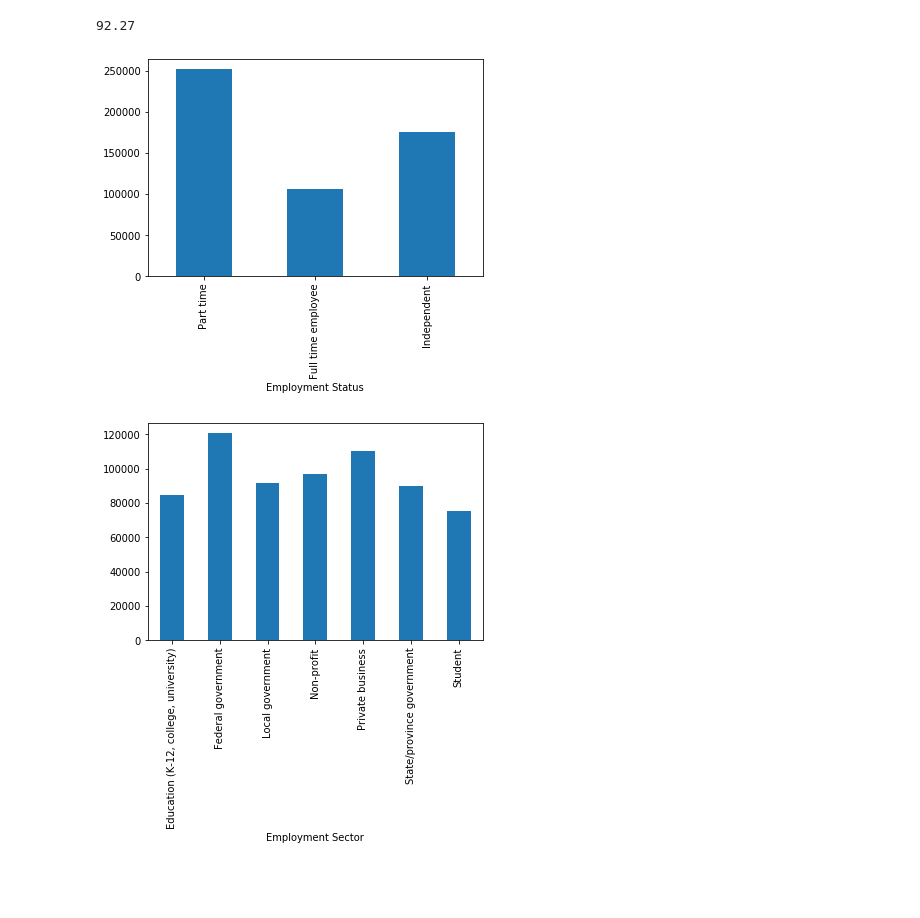
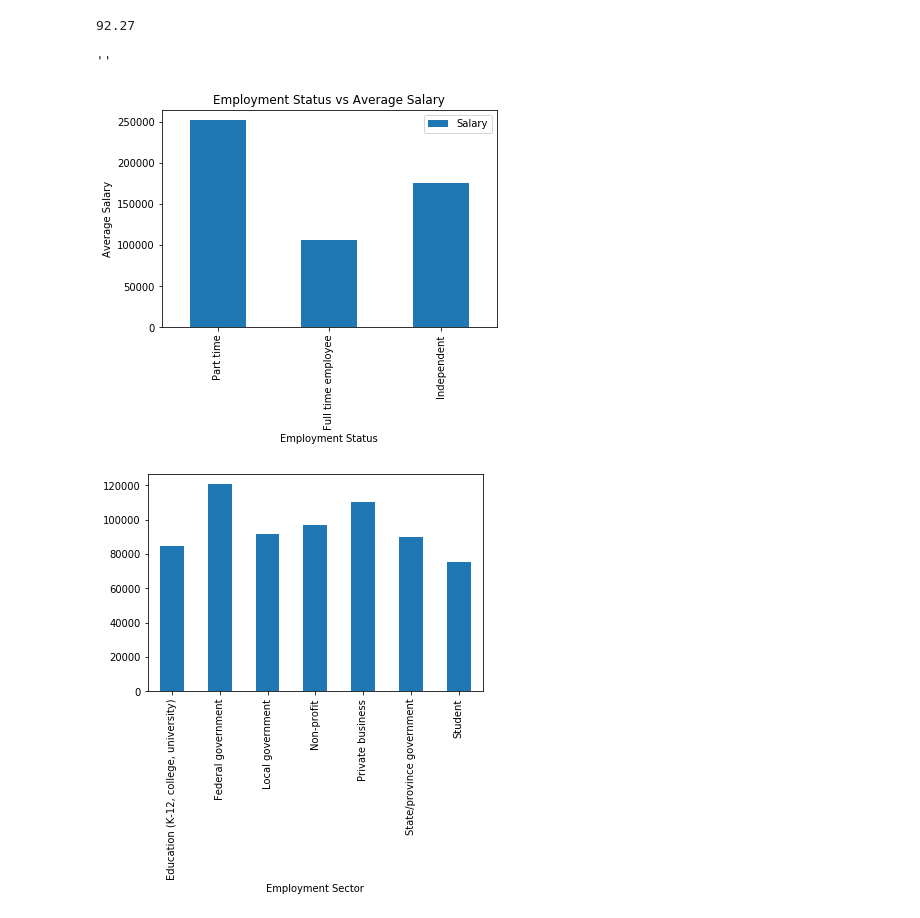
Before and after one commit to imanuelcg/data-professional-salaries-project, a Jupyter notebook: Project 1 .ipynb, the cells around one changed output. Cells and saved outputs as stored; diff of their text form; code cells hidden in the pictures; blank space fills up the shorter version.

```diff
--- a/Project 1 .ipynb
+++ b/Project 1 .ipynb
@@ -102,9 +102,18 @@ usa_only['Salary'].min()
 # %% [output]
 92.27
 # %%
-usa_only_salaries.groupby('Employment Status').Salary.mean()[['Part time', 'Full time employee', 'Independent']].plot(kind='bar');
+employment_status = usa_only_salaries.groupby('Employment Status').Salary.mean()[['Part time', 'Full time employee', 'Independent']].plot(kind='bar',legend=True)
+
+
+employment_status.set_ylabel('Average Salary')
+employment_status.set_title('Employment Status vs Average Salary')
+
+
+
+;
 # %% [output]
+''
-[figure, old version]
+[figure, new version]
 # %%
 usa_only_salaries.groupby('Employment Sector').Salary.mean().plot(kind='bar');
 # %% [output]
```
